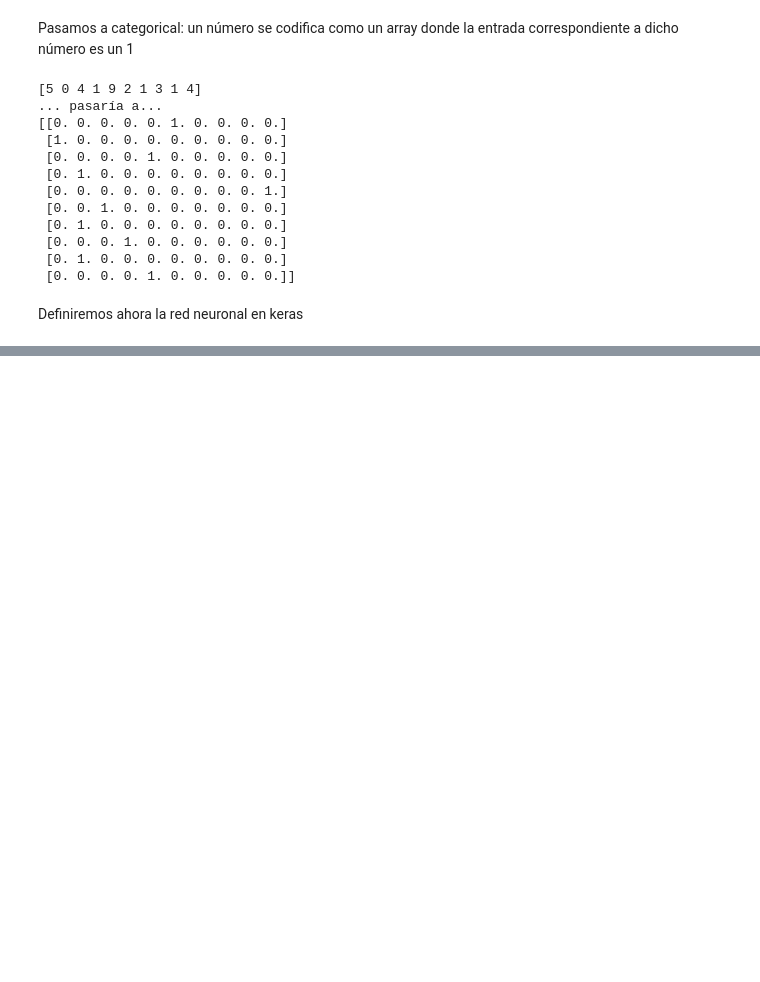
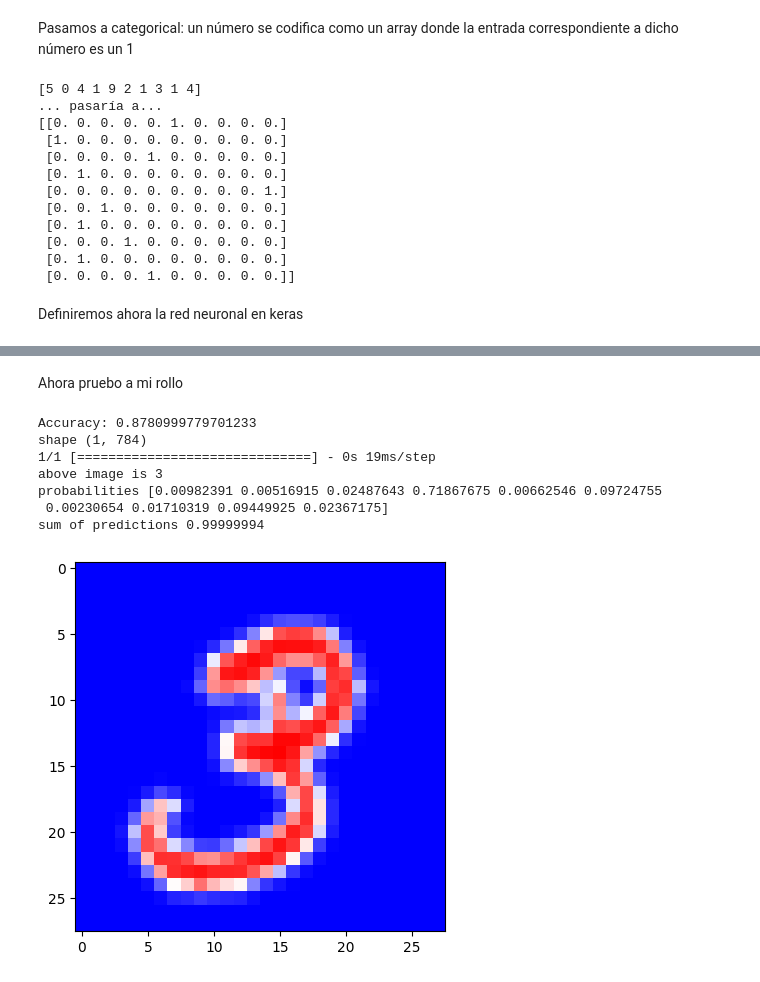
Before and after one commit to mariomac/python-deep-learning, a Jupyter notebook: cap5/numbers.ipynb, the cells around one changed output, grey strips where cells are left out. Drawn from its saved outputs; the diff is of its cells as text; code cells hidden in the pictures; blank space fills up the shorter version.

```diff
--- a/cap5/numbers.ipynb
+++ b/cap5/numbers.ipynb
@@ -208,0 +216,38 @@ indice con mayor probabilidad 9
+# %% [markdown]
+Ahora pruebo a mi rollo
+# %%
+import numpy as np
+from skimage import io
+from skimage.transform import resize
+
+url = "https://programmer.ink/images/think/c080fb939e166165e5f25d63cbf0e86e.jpg"
+
+image = io.imread(url, as_gray=True)
+image = resize(image, (28, 28))
+
+# imagen ya está cargada como floats
+array = image #(np.array(image).squeeze().astype('float32') / 255.0)
+
+plt.imshow(array, cmap=plt.cm.bwr)
+
+print("Accuracy:", test_acc)
+
+img_input = array.reshape(1, array.shape[0] * array.shape[1])
+
+#print("array", img_input)
+print("shape", img_input.shape)
+
+predictions = model.predict(img_input)
+
+print("above image is", np.argmax(predictions[0]))
+print("probabilities", predictions[0])
+print("sum of predictions", np.sum(predictions[0]))
+# %% [output]
+Accuracy: 0.8780999779701233
+shape (1, 784)
+1/1 [==============================] - 0s 19ms/step
+above image is 3
+probabilities [0.00982391 0.00516915 0.02487643 0.71867675 0.00662546 0.09724755
+ 0.00230654 0.01710319 0.09449925 0.02367175]
+sum of predictions 0.99999994
+[figure, added]
```
Also changed, not shown: parts of 6 cells of this notebook, 1 other file.
